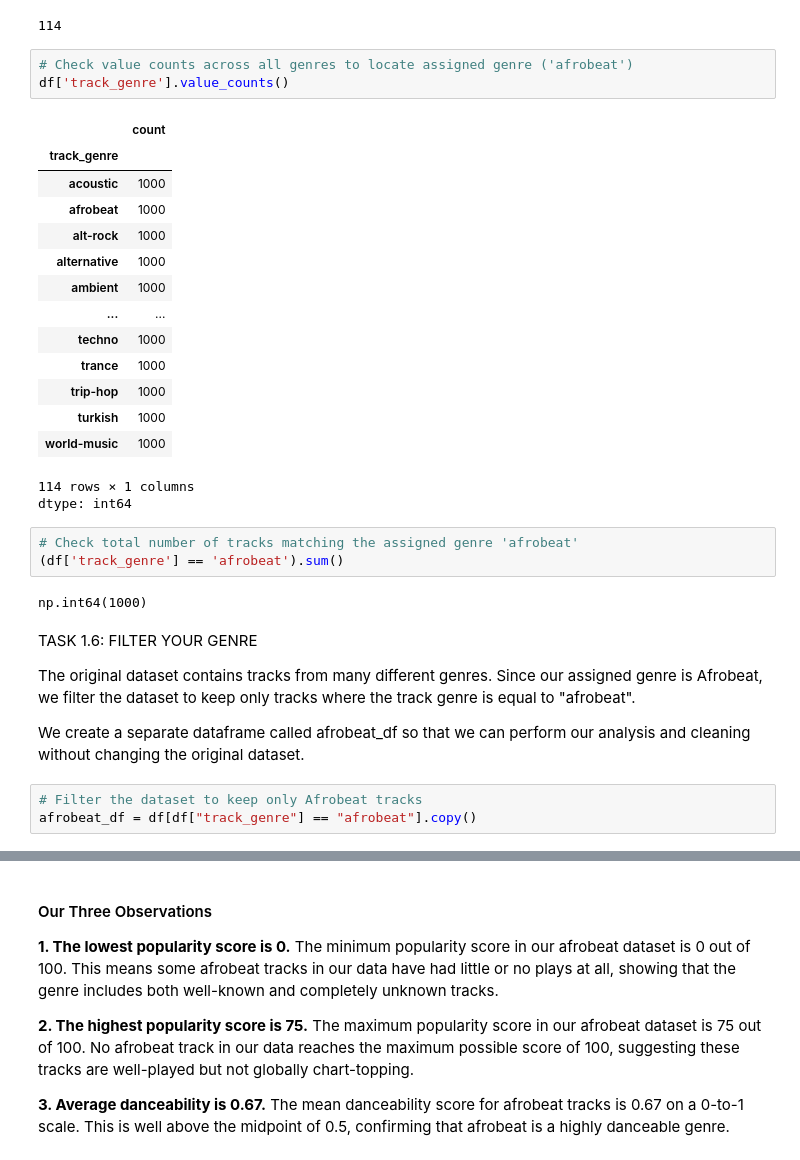
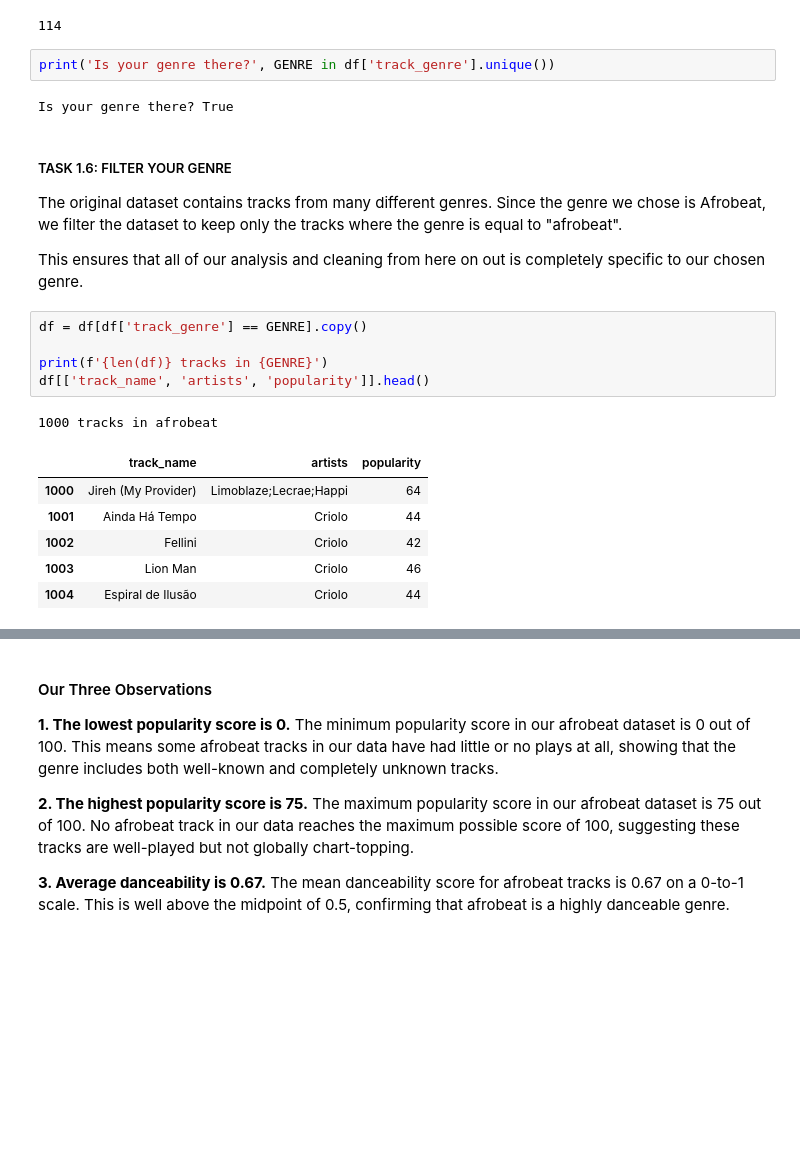
Before and after one commit to Tdaniels4real/music-popularity-capstone, a Jupyter notebook: music_popularity_capstone.ipynb, the cells around one changed output, grey strips where cells are left out. Cells and saved outputs as stored; diff of their text form; blank space fills up the shorter version.

Commit message:
Finished data cleaning for Tasks 2.1 through 2.4

```diff
--- a/music_popularity_capstone.ipynb
+++ b/music_popularity_capstone.ipynb
@@ -133,38 +141,28 @@ array(['acoustic', 'afrobeat', 'alt-rock', 'alternative', 'ambient',
 df['track_genre'].nunique()
 # %% [output]
 114
-# %%
-# Check value counts across all genres to locate assigned genre ('afrobeat')
-df['track_genre'].value_counts()
-# %% [output]
-|  | count |
-| track_genre |  |
-| acoustic | 1000 |
-| afrobeat | 1000 |
-| alt-rock | 1000 |
-| alternative | 1000 |
-| ambient | 1000 |
-| ... | ... |
-| techno | 1000 |
-| trance | 1000 |
-| trip-hop | 1000 |
-| turkish | 1000 |
-| world-music | 1000 |
-114 rows × 1 columns
-dtype: int64
-# %%
-# Check total number of tracks matching the assigned genre 'afrobeat'
-(df['track_genre'] == 'afrobeat').sum()
-# %% [output]
-np.int64(1000)
+# %%
+print('Is your genre there?', GENRE in df['track_genre'].unique())
+# %% [output]
+Is your genre there? True
 # %% [markdown]
-TASK 1.6: FILTER YOUR GENRE
+##### TASK 1.6: FILTER YOUR GENRE
 
-The original dataset contains tracks from many different genres. Since our assigned genre is Afrobeat, we filter the dataset to keep only tracks where the track genre is equal to "afrobeat".
+The original dataset contains tracks from many different genres. Since the genre we chose is Afrobeat, we filter the dataset to keep only the tracks where the genre is equal to "afrobeat".
 
-We create a separate dataframe called afrobeat_df so that we can perform our analysis and cleaning without changing the original dataset.
+This ensures that all of our analysis and cleaning from here on out is completely specific to our chosen genre.
-# %%
-# Filter the dataset to keep only Afrobeat tracks
-afrobeat_df = df[df["track_genre"] == "afrobeat"].copy()
+# %%
+df = df[df['track_genre'] == GENRE].copy()
+
+print(f'{len(df)} tracks in {GENRE}')
+df[['track_name', 'artists', 'popularity']].head()
+# %% [output]
+1000 tracks in afrobeat
+|  | track_name | artists | popularity |
+| 1000 | Jireh (My Provider) | Limoblaze;Lecrae;Happi | 64 |
+| 1001 | Ainda Há Tempo | Criolo | 44 |
+| 1002 | Fellini | Criolo | 42 |
+| 1003 | Lion Man | Criolo | 46 |
+| 1004 | Espiral de Ilusão | Criolo | 44 |
 # %%
 #shows the first five rows with afrobeat
```
Also changed, not shown: parts of 23 cells of this notebook, 1 other file.
